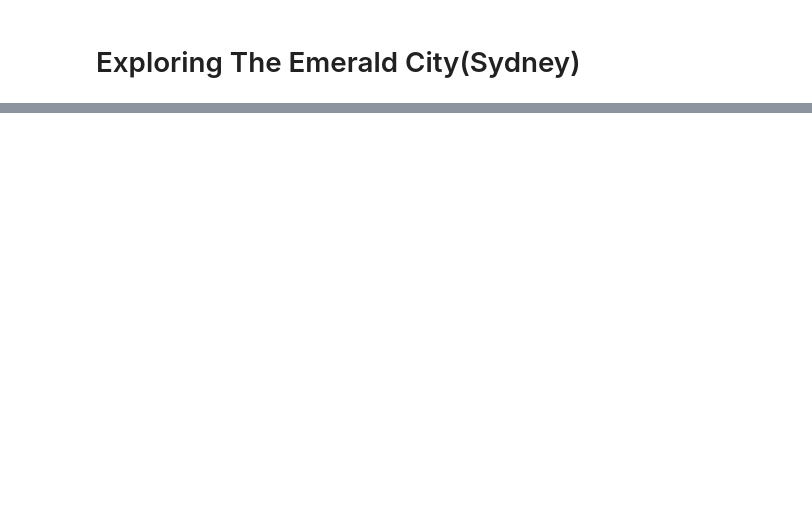
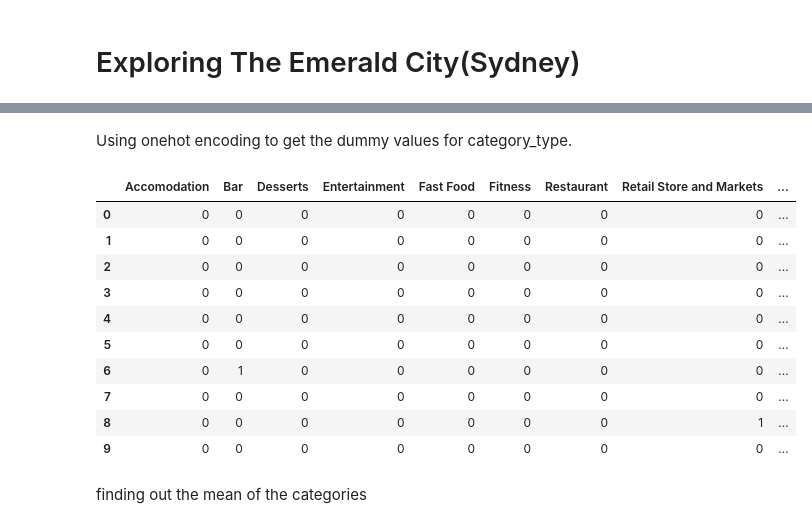
Before and after one commit to Charan-19/Capstone-Final-Project, a Jupyter notebook: Exploring The Emerald City(Sydney).ipynb, the cells around one changed output, grey strips where cells are left out. Saved outputs shown, nothing was run; the diff lists cells and outputs as text; code cells hidden in the pictures; blank space fills up the shorter version.

```diff
--- a/Exploring The Emerald City(Sydney).ipynb
+++ b/Exploring The Emerald City(Sydney).ipynb
@@ -2,0 +105,8 @@
+# %%
+venues=results1['response']['groups'][0]['items'] # getting the venue details from json file into a variable.
+df1=json_normalize(venues) # transforming the json data into data frame.
+columns=['venue.name','venue.categories','venue.location.lat','venue.location.lng'] # creating a list columns.
+sydney=df1.loc[:,columns] # adding the columns list to data frame.
+sydney['venue.category']=sydney.apply(get_category,axis=1) # adding venue column into data frame.
+sydney.columns=[i.split('.')[-1]  for i in sydney]
+sydney.drop(['categories'],axis=1,inplace=True)
@@ -2,0 +153,3 @@
+# %%
+l=list(sydney['category']) # getting the category details into a list.
+l
@@ -2,0 +177,24 @@
+# %%
+for category in range(len(l)):
+    if   l[category] in ['Café','Coffee Shop']:
+         l[category]='coffee shop'
+    elif l[category] in ['Seafood Restaurant','Hotel','Restaurant', 'French Restaurant','Bistro','Asian Restaurant','Middle Eastern Restaurant','Mexican Restaurant','Indian Restaurant','Australian Restaurant','Chinese Restaurant','Tapas Restaurant','Thai Restaurant','Japanese Restaurant','Italian Restaurant']:
+         l[category]='Restaurant'
+    elif l[category] in ['Speakeasy','Bar','Hotel Bar','Beer Garden','Cocktail Bar', 'Brewery','Pub']:
+         l[category]='Bar'
+    elif l[category] in ['Pizza Place','Food Court','Burger Joint','Food & Drink Shop',]:
+         l[category]='Fast Food'
+    elif l[category] in ['Garden','Planetarium','Tree','Botanical Garden','Museum','Art Museum','History Museum','Tour Provider','Scenic Lookout','Monument / Landmark','Bridge','Opera House','Trail','Harbor / Marina']:
+         l[category]='Tourist Spots'
+    elif l[category] in ['Theater','Movie Theater','Concert Hall','Indie Movie Theater']:
+         l[category]='Theatre'
+    elif l[category] in ['Park','Pool','Theme Park']:
+         l[category]='Entertainment'
+    elif l[category] in ['Creperie','Bakery','Dessert Shop','Ice Cream Shop']:
+         l[category] ='Desserts'
+    elif l[category] in ['Plaza','Flea Market','Steakhouse','Steak']:
+         l[category]='Retail Store and Markets'
+    elif l[category] in ['Lounge','Hostel']:
+         l[category]='Accomodation'
+    elif l[category] in ['Library','Music School','Yoga Studio','Performing Arts Venue']:
+         l[category]='Fitness'
@@ -2,0 +223,19 @@
+# %% [markdown]
+Using onehot encoding to get the dummy values for category_type.
+# %%
+sydney_onehot1=pd.get_dummies(sydney[['category type']],prefix='',prefix_sep='')
+sydney_onehot1.head(10)
+# %% [output]
+|  | Accomodation | Bar | Desserts | Entertainment | Fast Food | Fitness | Restaurant | Retail Store and Markets | ... |
+| 0 | 0 | 0 | 0 | 0 | 0 | 0 | 0 | 0 | ... |
+| 1 | 0 | 0 | 0 | 0 | 0 | 0 | 0 | 0 | ... |
+| 2 | 0 | 0 | 0 | 0 | 0 | 0 | 0 | 0 | ... |
+| 3 | 0 | 0 | 0 | 0 | 0 | 0 | 0 | 0 | ... |
+| 4 | 0 | 0 | 0 | 0 | 0 | 0 | 0 | 0 | ... |
+| 5 | 0 | 0 | 0 | 0 | 0 | 0 | 0 | 0 | ... |
+| 6 | 0 | 1 | 0 | 0 | 0 | 0 | 0 | 0 | ... |
+| 7 | 0 | 0 | 0 | 0 | 0 | 0 | 0 | 0 | ... |
+| 8 | 0 | 0 | 0 | 0 | 0 | 0 | 0 | 1 | ... |
+| 9 | 0 | 0 | 0 | 0 | 0 | 0 | 0 | 0 | ... |
+# %% [markdown]
+finding out the mean of the categories
```
Also changed, not shown: parts of 59 cells of this notebook.
